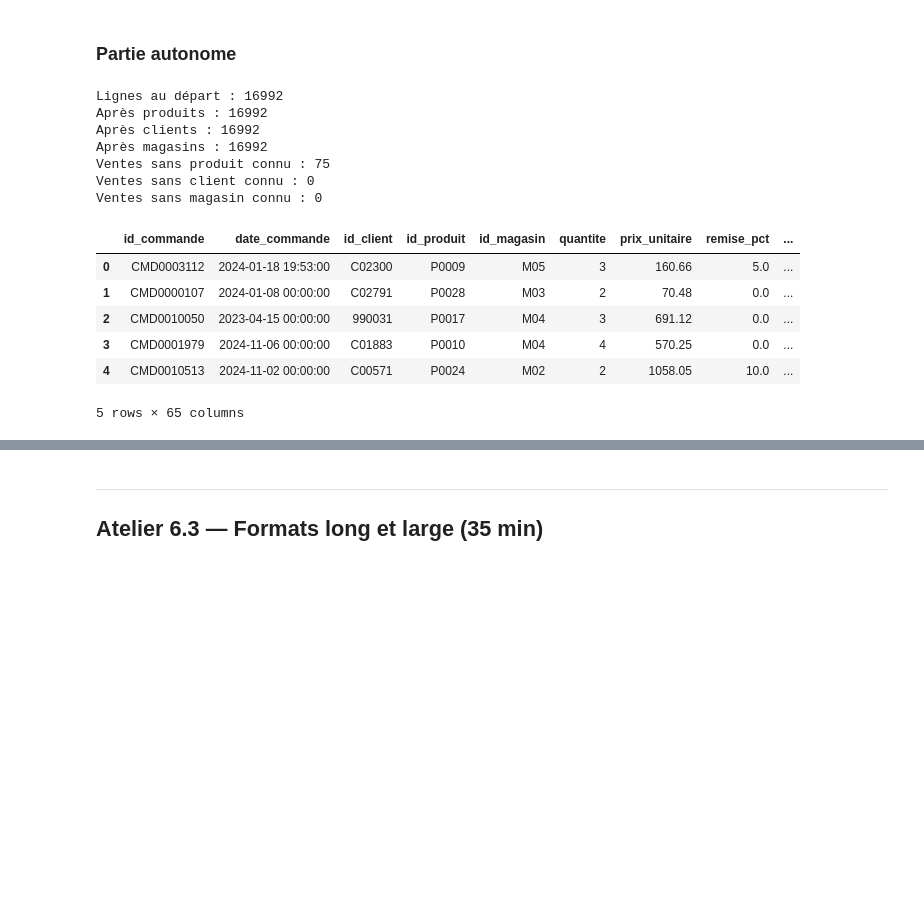
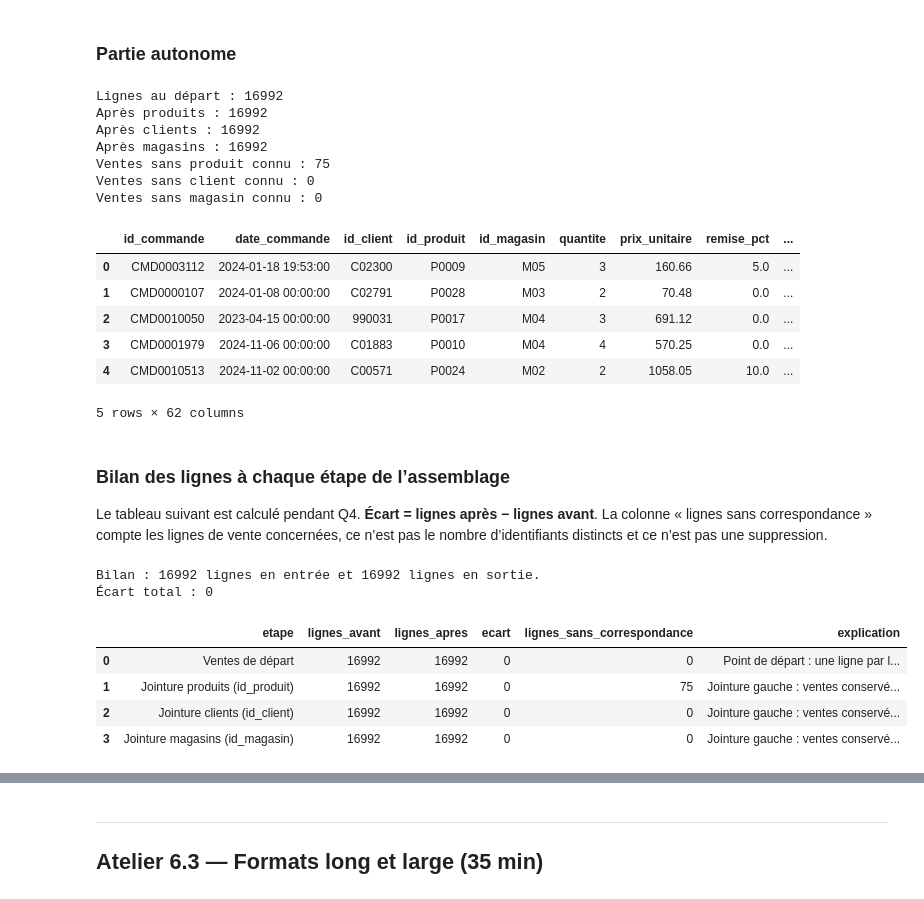
Before and after one commit to ZakariaCoda/Data_Manipulation, a Jupyter notebook: Cours/notebooks/06_agregation_jointures.ipynb, the cells around one changed output, grey strips where cells are left out. Drawn from its saved outputs; the diff is of its cells as text; code cells hidden in the pictures; blank space fills up the shorter version.

```diff
--- a/Cours/notebooks/06_agregation_jointures.ipynb
+++ b/Cours/notebooks/06_agregation_jointures.ipynb
@@ -340,6 +340,16 @@ l'erreur qu'il attrape est parmi les plus coûteuses à diagnostiquer plus tard.
 
 df_analytique = sales.copy()
 n_initial = len(df_analytique)
+
+# Journal : relever les nombres réels après chaque jointure.
+assembly_counts = [{
+    'etape': 'Ventes de départ',
+    'lignes_avant': n_initial,
+    'lignes_apres': n_initial,
+    'ecart': 0,
+    'lignes_sans_correspondance': 0,
+    'explication': 'Point de départ : une ligne par ligne de vente conservée.',
+}]
 
 # Signaler les ventes sans correspondance dans les référentiels.
 df_analytique['produit_inconnu'] = (
@@ -367,6 +377,17 @@ df_analytique = df_analytique.merge(
 
 print("Après produits :", len(df_analytique))
 
+assembly_counts.append({
+    'etape': 'Jointure produits (id_produit)',
+    'lignes_avant': assembly_counts[-1]['lignes_apres'],
+    'lignes_apres': len(df_analytique),
+    'ecart': len(df_analytique) - assembly_counts[-1]['lignes_apres'],
+    'lignes_sans_correspondance': int(df_analytique['produit_inconnu'].sum()),
+    'explication': 'Jointure gauche : ventes conservées. Clé unique à droite, contrôlée par validate : aucune multiplication.',
+})
+assert len(df_analytique) == n_initial, 'La jointure a changé le nombre de lignes'
+
+
 
 # 2. Ajouter les informations clients.
 df_analytique = df_analytique.merge(
@@ -378,6 +399,17 @@ df_analytique = df_analytique.merge(
 )
 
 print("Après clients :", len(df_analytique))
+
+assembly_counts.append({
+    'etape': 'Jointure clients (id_client)',
+    'lignes_avant': assembly_counts[-1]['lignes_apres'],
+    'lignes_apres': len(df_analytique),
+    'ecart': len(df_analytique) - assembly_counts[-1]['lignes_apres'],
+    'lignes_sans_correspondance': int(df_analytique['client_inconnu'].sum()),
+    'explication': 'Jointure gauche : ventes conservées. Clé unique à droite, contrôlée par validate : aucune multiplication.',
+})
+assert len(df_analytique) == n_initial, 'La jointure a changé le nombre de lignes'
+
 
 
 # 3. Ajouter les informations magasins.
@@ -391,6 +423,17 @@ df_analytique = df_analytique.merge(
 
 print("Après magasins :", len(df_analytique))
 
+assembly_counts.append({
+    'etape': 'Jointure magasins (id_magasin)',
+    'lignes_avant': assembly_counts[-1]['lignes_apres'],
+    'lignes_apres': len(df_analytique),
+    'ecart': len(df_analytique) - assembly_counts[-1]['lignes_apres'],
+    'lignes_sans_correspondance': int(df_analytique['magasin_inconnu'].sum()),
+    'explication': 'Jointure gauche : ventes conservées. Clé unique à droite, contrôlée par validate : aucune multiplication.',
+})
+assert len(df_analytique) == n_initial, 'La jointure a changé le nombre de lignes'
+
+
 # Compter les lignes de vente concernées par les clés orphelines.
 print("Ventes sans produit connu :", df_analytique['produit_inconnu'].sum())
 print("Ventes sans client connu :", df_analytique['client_inconnu'].sum())
@@ -415,4 +458,24 @@ Ventes sans magasin connu : 0
 | 2 | CMD0010050 | 2023-04-15 00:00:00 | 990031 | P0017 | M04 | 3 | 691.12 | 0.0 | ... |
 | 3 | CMD0001979 | 2024-11-06 00:00:00 | C01883 | P0010 | M04 | 4 | 570.25 | 0.0 | ... |
 | 4 | CMD0010513 | 2024-11-02 00:00:00 | C00571 | P0024 | M02 | 2 | 1058.05 | 10.0 | ... |
-5 rows × 65 columns
+5 rows × 62 columns
+# %% [markdown]
+### Bilan des lignes à chaque étape de l’assemblage
+
+Le tableau suivant est calculé pendant Q4. **Écart = lignes après − lignes avant**.
+La colonne « lignes sans correspondance » compte les lignes de vente concernées,
+ce n’est pas le nombre d’identifiants distincts et ce n’est pas une suppression.
+# %%
+bilan_lignes = pd.DataFrame(assembly_counts)
+display(bilan_lignes)
+
+print('Bilan :', len(sales), 'lignes en entrée et', len(df_analytique), 'lignes en sortie.')
+print('Écart total :', len(df_analytique) - len(sales))
+# %% [output]
+Bilan : 16992 lignes en entrée et 16992 lignes en sortie.
+Écart total : 0
+|  | etape | lignes_avant | lignes_apres | ecart | lignes_sans_correspondance | explication |
+| 0 | Ventes de départ | 16992 | 16992 | 0 | 0 | Point de départ : une ligne par l... |
+| 1 | Jointure produits (id_produit) | 16992 | 16992 | 0 | 75 | Jointure gauche : ventes conservé... |
+| 2 | Jointure clients (id_client) | 16992 | 16992 | 0 | 0 | Jointure gauche : ventes conservé... |
+| 3 | Jointure magasins (id_magasin) | 16992 | 16992 | 0 | 0 | Jointure gauche : ventes conservé... |
```
Also changed, not shown: parts of 2 cells of this notebook, 8 other files.
